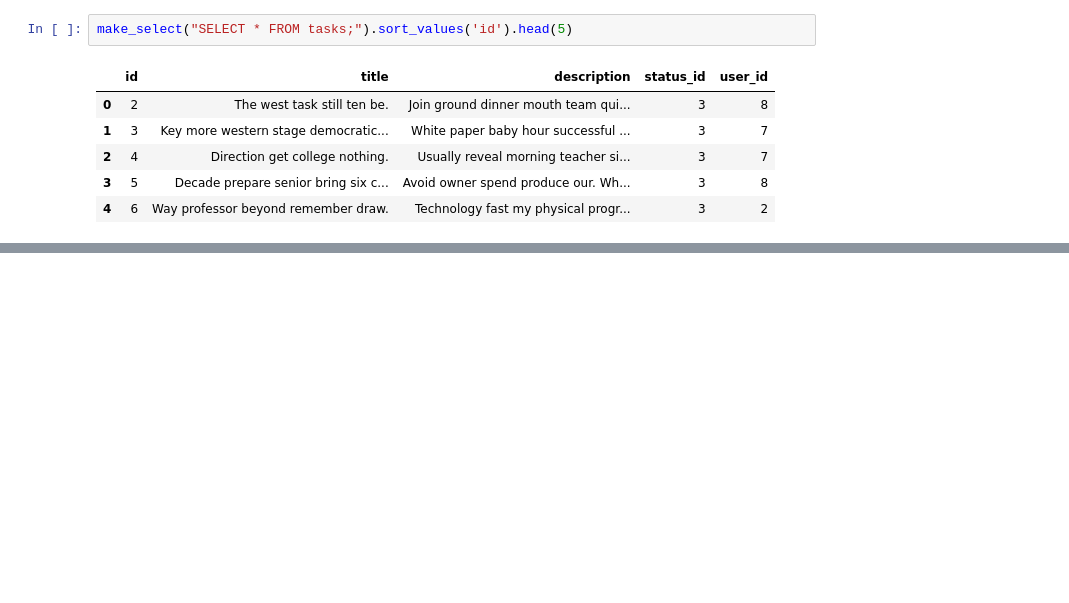
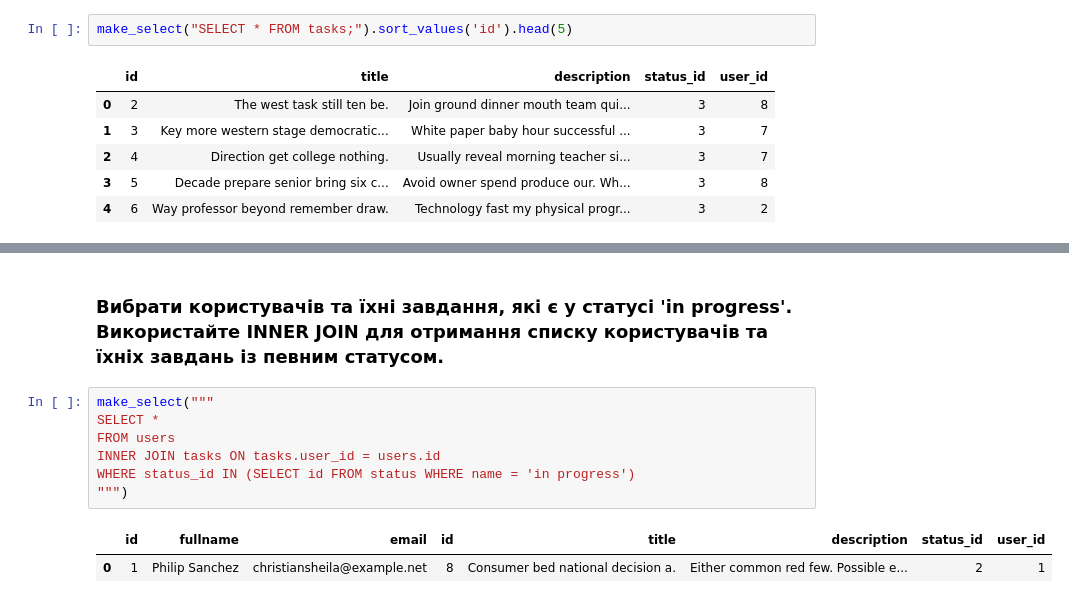
Before and after one commit to Familenko/goit-cs-hw-03, a Jupyter notebook: task_1/main.ipynb, the cells around one changed output, grey strips where cells are left out. Cells and saved outputs as stored; diff of their text form; blank space fills up the shorter version.

```diff
--- a/task_1/main.ipynb
+++ b/task_1/main.ipynb
@@ -243,0 +309,12 @@ make_select("SELECT * FROM tasks;").sort_values('id').head(5)
+# %% [markdown]
+### Вибрати користувачів та їхні завдання, які є у статусі 'in progress'. Використайте INNER JOIN для отримання списку користувачів та їхніх завдань із певним статусом.
+# %%
+make_select("""
+SELECT *
+FROM users
+INNER JOIN tasks ON tasks.user_id = users.id
+WHERE status_id IN (SELECT id FROM status WHERE name = 'in progress')
+""")
+# %% [output]
+|  | id | fullname | email | id | title | description | status_id | user_id |
+| 0 | 1 | Philip Sanchez | christiansheila@example.net | 8 | Consumer bed national decision a. | Either common red few. Possible e... | 2 | 1 |
```
Also changed, not shown: parts of 15 cells of this notebook.
